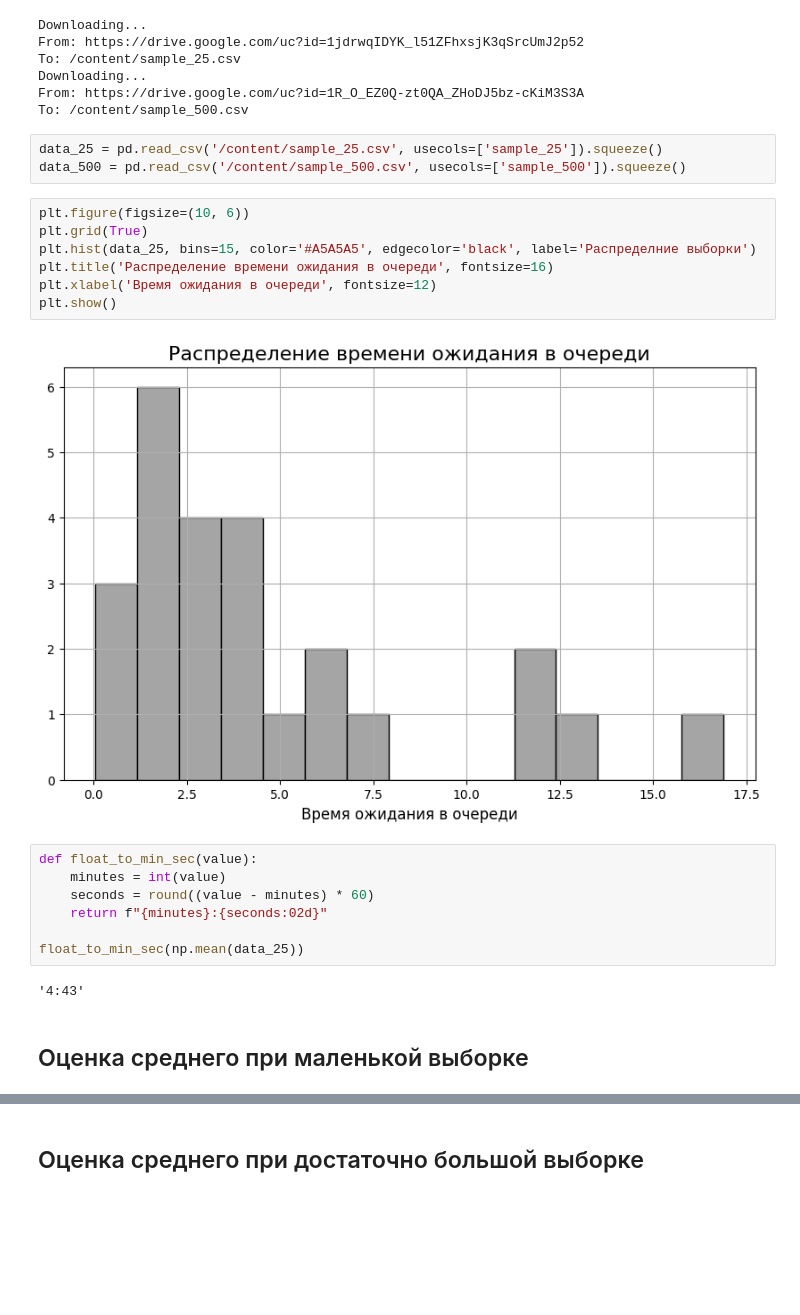
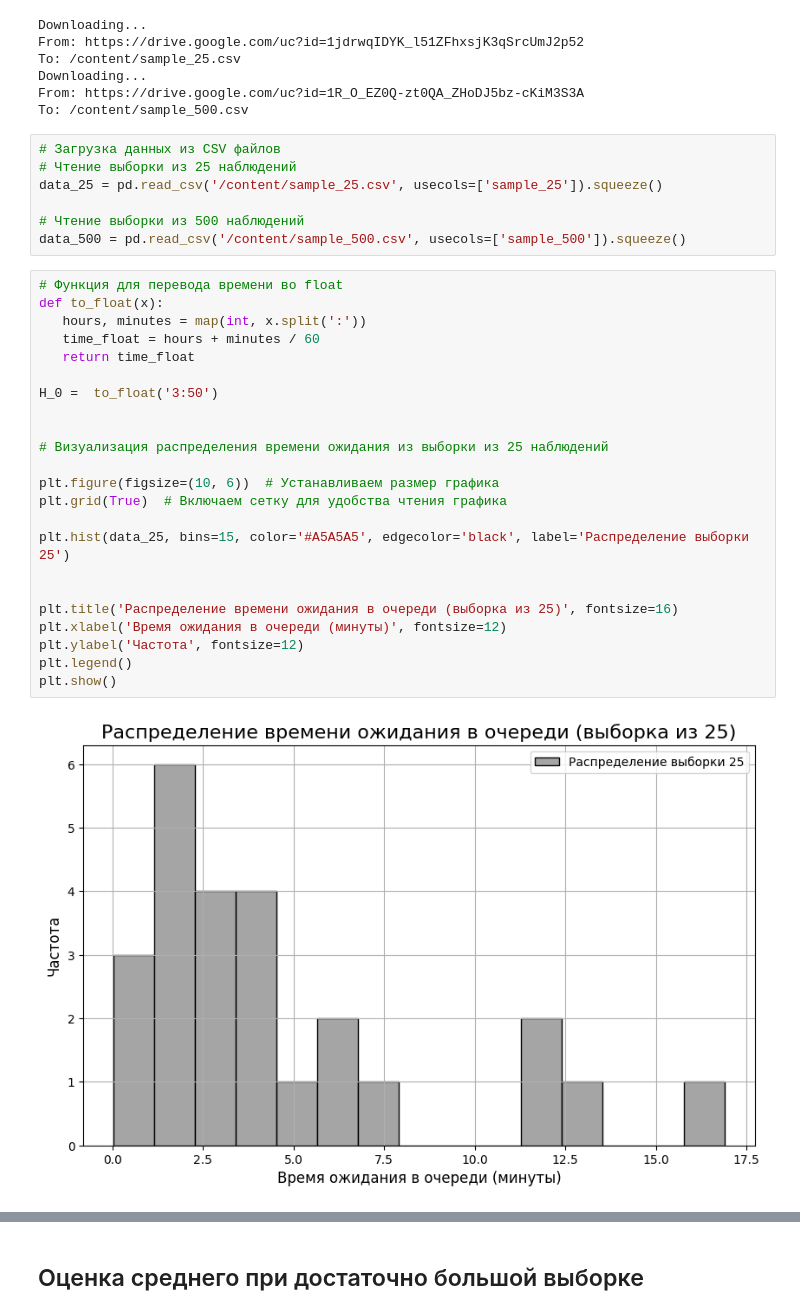
Before and after one commit to ziga23/Statistical-Analysis, a Jupyter notebook: P_A_B.ipynb, the cells around one changed output, grey strips where cells are left out. Saved outputs shown, nothing was run; the diff lists cells and outputs as text; blank space fills up the shorter version.

```diff
--- a/P_A_B.ipynb
+++ b/P_A_B.ipynb
@@ -66,26 +65,35 @@ Downloading...
 From: https://drive.google.com/uc?id=1R_O_EZ0Q-zt0QA_ZHoDJ5bz-cKiM3S3A
 To: /content/sample_500.csv
 # %%
+# Загрузка данных из CSV файлов
+# Чтение выборки из 25 наблюдений
 data_25 = pd.read_csv('/content/sample_25.csv', usecols=['sample_25']).squeeze()
+
+# Чтение выборки из 500 наблюдений
 data_500 = pd.read_csv('/content/sample_500.csv', usecols=['sample_500']).squeeze()
 # %%
-plt.figure(figsize=(10, 6))
-plt.grid(True)
-plt.hist(data_25, bins=15, color='#A5A5A5', edgecolor='black', label='Распределние выборки')
-plt.title('Распределение времени ожидания в очереди', fontsize=16)
-plt.xlabel('Время ожидания в очереди', fontsize=12)
+# Функция для перевода времени во float
+def to_float(x):
+   hours, minutes = map(int, x.split(':'))
+   time_float = hours + minutes / 60
+   return time_float
+
+H_0 =  to_float('3:50')
+
+
+# Визуализация распределения времени ожидания из выборки из 25 наблюдений
+
+plt.figure(figsize=(10, 6))  # Устанавливаем размер графика
+plt.grid(True)  # Включаем сетку для удобства чтения графика
+
+plt.hist(data_25, bins=15, color='#A5A5A5', edgecolor='black', label='Распределение выборки 25')
+
+
+plt.title('Распределение времени ожидания в очереди (выборка из 25)', fontsize=16)
+plt.xlabel('Время ожидания в очереди (минуты)', fontsize=12)
+plt.ylabel('Частота', fontsize=12)
+plt.legend()
 plt.show()
 # %% [output]
-[figure, old version]
+[figure, new version]
-# %%
-def float_to_min_sec(value):
-    minutes = int(value)
-    seconds = round((value - minutes) * 60)
-    return f"{minutes}:{seconds:02d}"
-
-float_to_min_sec(np.mean(data_25))
-# %% [output]
-'4:43'
-# %% [markdown]
-## Оценка среднего при маленькой выборке
 # %% [markdown]
```
Also changed, not shown: parts of 32 cells of this notebook.
